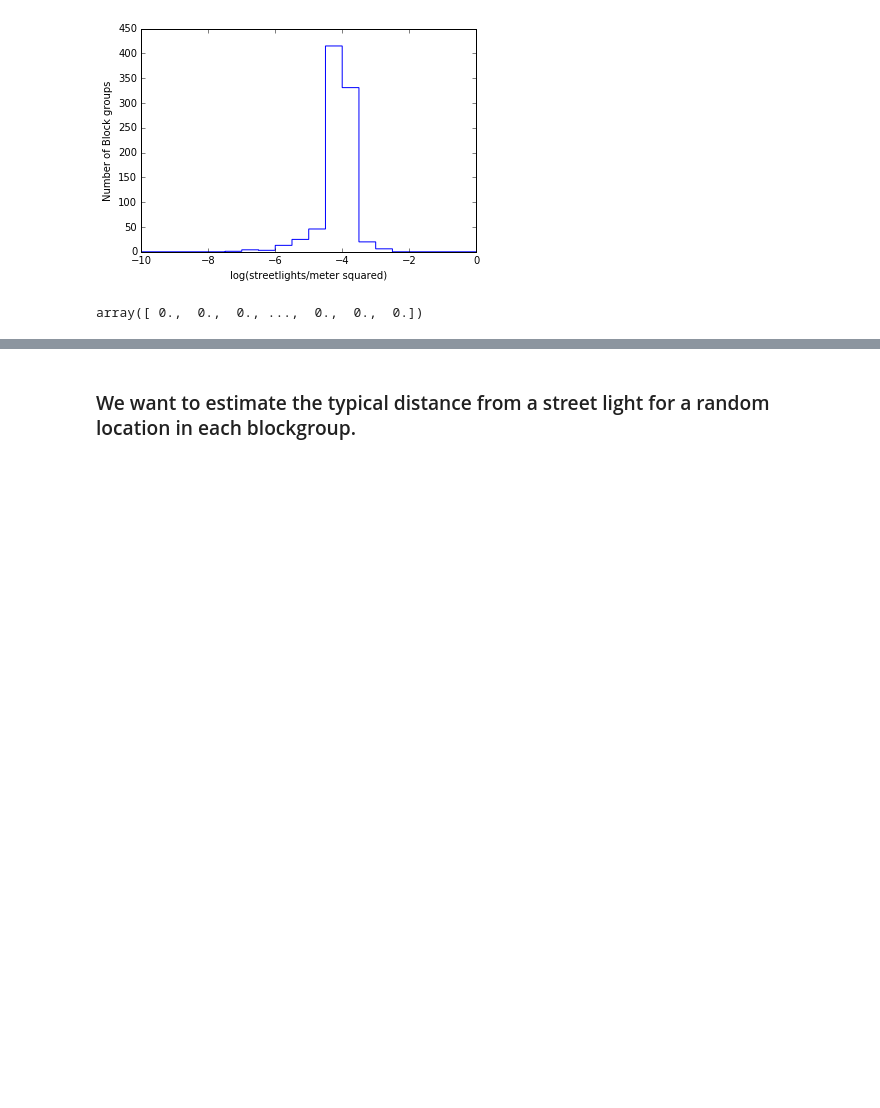
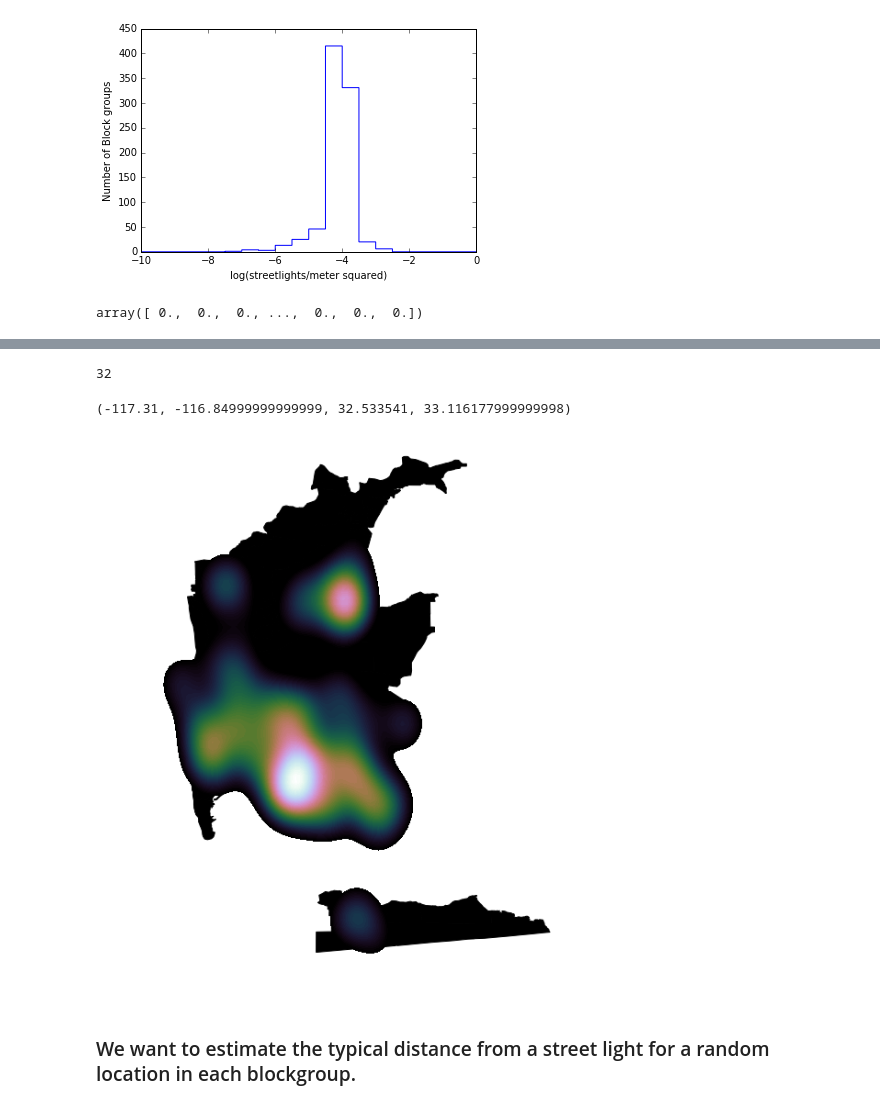
Before and after one commit to katiesch/insight2016, a Jupyter notebook: streetlight_density.ipynb, the cells around one changed output, grey strips where cells are left out. Cells and saved outputs as stored; diff of their text form; code cells hidden in the pictures; blank space fills up the shorter version.

```diff
--- a/streetlight_density.ipynb
+++ b/streetlight_density.ipynb
@@ -249,3 +241,48 @@ NameError: name 'sd_city_proper' is not defined
+# %%
+f, ax = plt.subplots(figsize=(10, 10))
+sns.kdeplot(sl_record.loc[0:1000,'lon'], sl_record.loc[0:1000,'lat'],
+            cmap='cubehelix', n_levels=100, shade=True, shade_lowest=False, zorder=2,
+            vmin=5)
+
+patches = []
+for i in range(0,len(bg_info2)):
+    barf = pd.DataFrame(shapes2[i].points)
+    poly = plt.Polygon(barf[[0,1]], fc='k', ec='k', alpha=1.0, lw=1.0, zorder=1)
+    patches.append(poly)
+    plt.gca().add_patch(poly)
+
+
+patches = []
+for i in range(32,33):
+    print i
+    temp = pd.DataFrame(mc_shapes[i].points)
+    lon, lat = p1(np.array(temp.loc[0:33632, 0]), np.array(temp.loc[0:33632, 1]), inverse=True)
+    poly = plt.Polygon(np.transpose([lon,lat]), fc='none', ec='b', alpha=1.0, lw=3.0, zorder=3)
+    patches.append(poly)
+    #plt.gca().add_patch(poly)
+
+
+plt.axis('scaled')
+plt.minorticks_on()
+
+
+plt.xlabel('Longitude', fontsize=16)
+plt.ylabel('Latitude', fontsize=16)
+plt.ylim(32.533541,33.116178)
+#plt.ylim(32.70,32.72)
+
+plt.xlim(-117.31,-116.85)
+#plt.xlim(-117.2,-117.1)
+
+plt.axis("off")
+#plt.show()
+
+#plt.savefig('output_figures/streetlights_map.png', bbox_inches='tight')
+#mpld3.display()
+# %% [output]
+32
+(-117.31, -116.84999999999999, 32.533541, 33.116177999999998)
+[figure, added]
 # %% [markdown]
 ### We want to estimate the typical distance from a street light for a random location in each blockgroup.
 # %%
```
Also changed, not shown: parts of 5 cells of this notebook.
